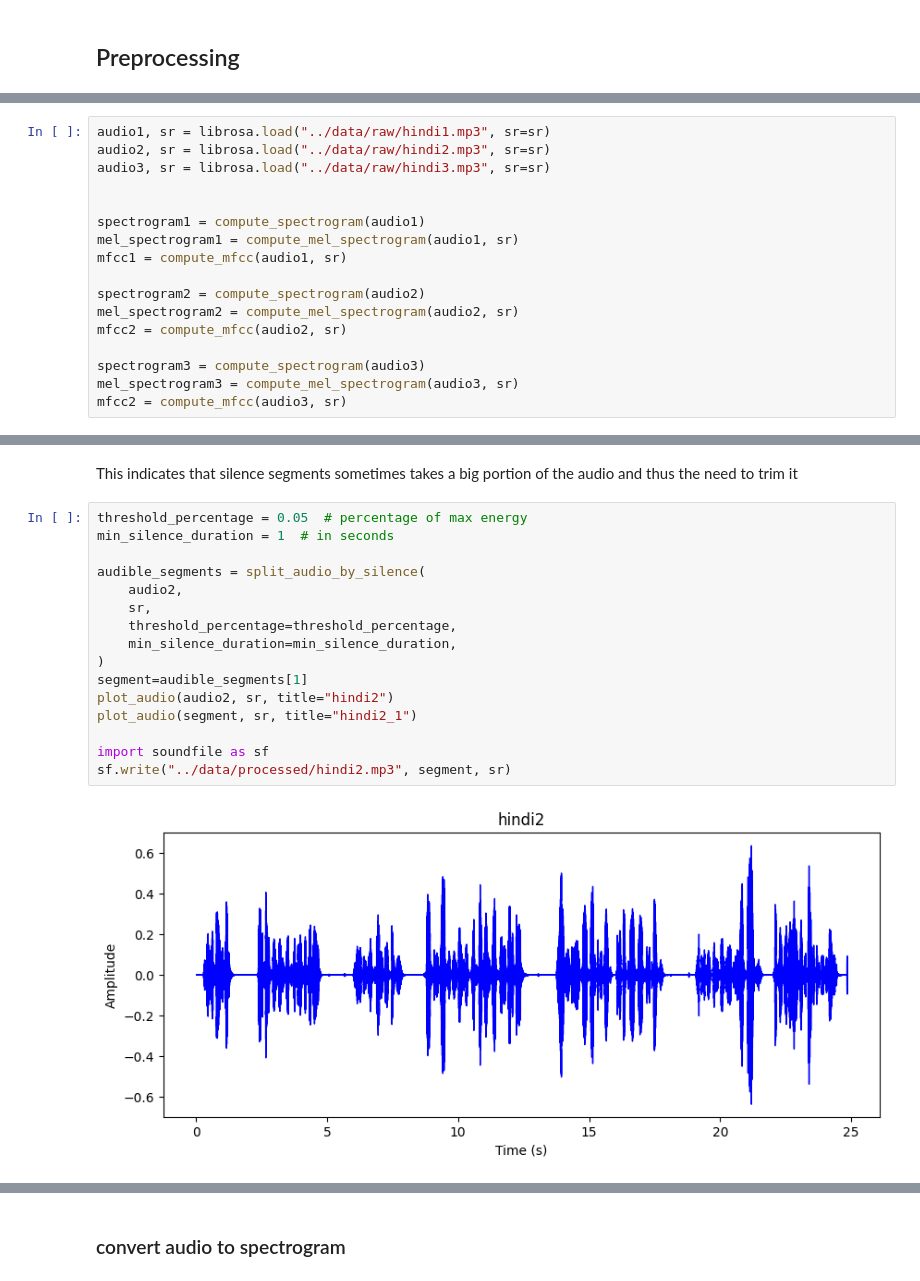
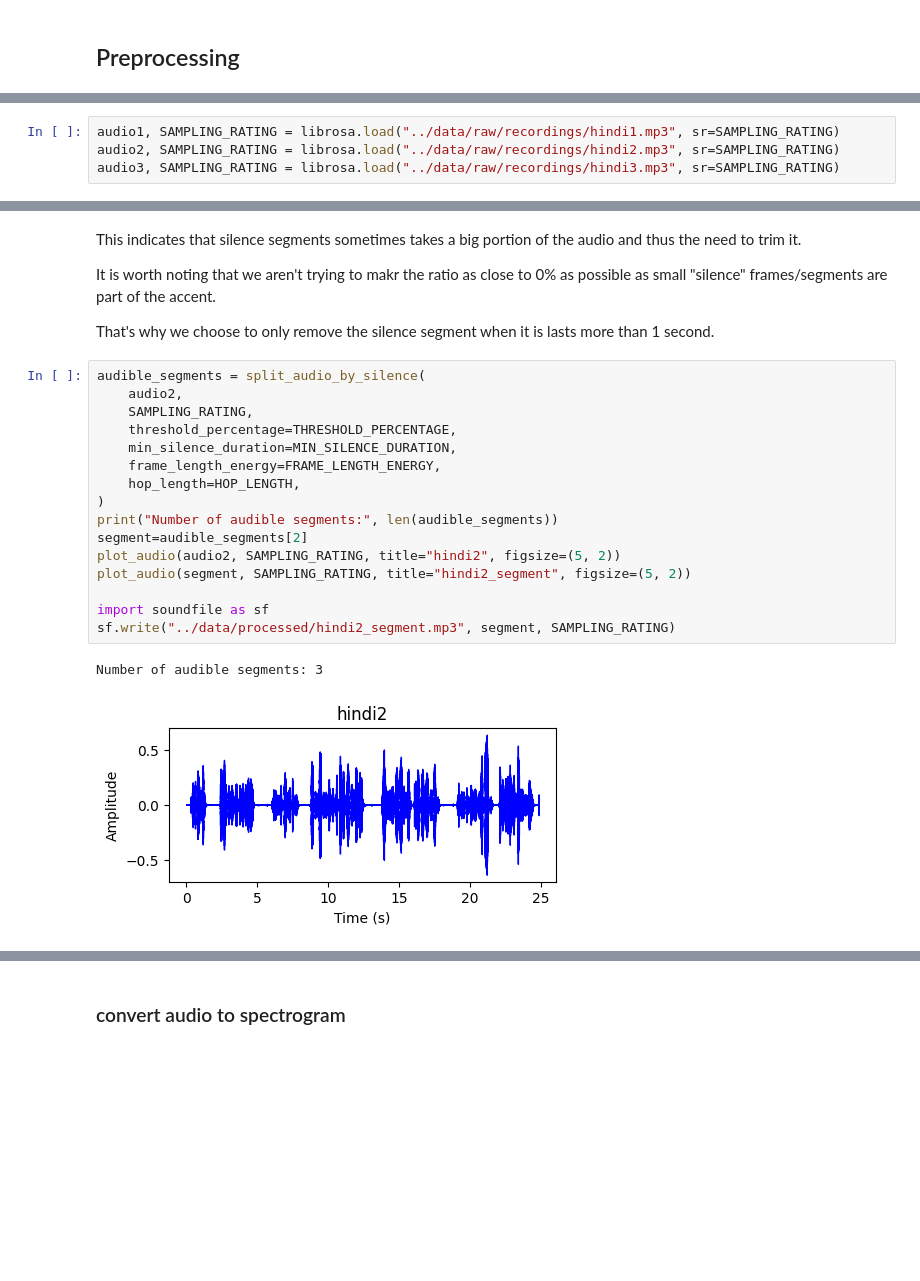
Before and after one commit to BlcMed/accent-recognition, a Jupyter notebook: notebooks/EDA.ipynb, the cells around one changed output, grey strips where cells are left out. Cells and saved outputs as stored; diff of their text form; blank space fills up the shorter version.

```diff
--- a/notebooks/EDA.ipynb
+++ b/notebooks/EDA.ipynb
@@ -15,18 +28,5 @@ sr = 22050
 # %%
-audio1, sr = librosa.load("../data/raw/hindi1.mp3", sr=sr)
-audio2, sr = librosa.load("../data/raw/hindi2.mp3", sr=sr)
-audio3, sr = librosa.load("../data/raw/hindi3.mp3", sr=sr)
-
-
-spectrogram1 = compute_spectrogram(audio1)
-mel_spectrogram1 = compute_mel_spectrogram(audio1, sr)
-mfcc1 = compute_mfcc(audio1, sr)
-
-spectrogram2 = compute_spectrogram(audio2)
-mel_spectrogram2 = compute_mel_spectrogram(audio2, sr)
-mfcc2 = compute_mfcc(audio2, sr)
-
-spectrogram3 = compute_spectrogram(audio3)
-mel_spectrogram3 = compute_mel_spectrogram(audio3, sr)
-mfcc2 = compute_mfcc(audio3, sr)
+audio1, SAMPLING_RATING = librosa.load("../data/raw/recordings/hindi1.mp3", sr=SAMPLING_RATING)
+audio2, SAMPLING_RATING = librosa.load("../data/raw/recordings/hindi2.mp3", sr=SAMPLING_RATING)
+audio3, SAMPLING_RATING = librosa.load("../data/raw/recordings/hindi3.mp3", sr=SAMPLING_RATING)
 # %%
@@ -63,22 +63,27 @@ ratio of silent segments for hindi 1: 0.18 %
 ratio of silent segments for hindi 2: 24.0 %
 ratio of silent segments for hindi 3: 0.09 %
 # %% [markdown]
-This indicates that silence segments sometimes takes a big portion of the audio and thus the need to trim it
+This indicates that silence segments sometimes takes a big portion of the audio and thus the need to trim it.
+
+It is worth noting that we aren't trying to makr the ratio as close to 0% as possible as small "silence" frames/segments are part of the accent.
+
+That's why we choose to only remove the silence segment when it is lasts more than 1 second.
 # %%
-threshold_percentage = 0.05  # percentage of max energy
-min_silence_duration = 1  # in seconds
-
 audible_segments = split_audio_by_silence(
     audio2,
-    sr,
-    threshold_percentage=threshold_percentage,
-    min_silence_duration=min_silence_duration,
+    SAMPLING_RATING,
+    threshold_percentage=THRESHOLD_PERCENTAGE,
+    min_silence_duration=MIN_SILENCE_DURATION,
+    frame_length_energy=FRAME_LENGTH_ENERGY,
+    hop_length=HOP_LENGTH,
 )
-segment=audible_segments[1]
-plot_audio(audio2, sr, title="hindi2")
-plot_audio(segment, sr, title="hindi2_1")
+print("Number of audible segments:", len(audible_segments))
+segment=audible_segments[2]
+plot_audio(audio2, SAMPLING_RATING, title="hindi2", figsize=(5, 2))
+plot_audio(segment, SAMPLING_RATING, title="hindi2_segment", figsize=(5, 2))
 
 import soundfile as sf
-sf.write("../data/processed/hindi2.mp3", segment, sr)
+sf.write("../data/processed/hindi2_segment.mp3", segment, SAMPLING_RATING)
 # %% [output]
+Number of audible segments: 3
-[figure, old version]
+[figure, new version]
```
Also changed, not shown: parts of 26 cells of this notebook, 5 other files.
